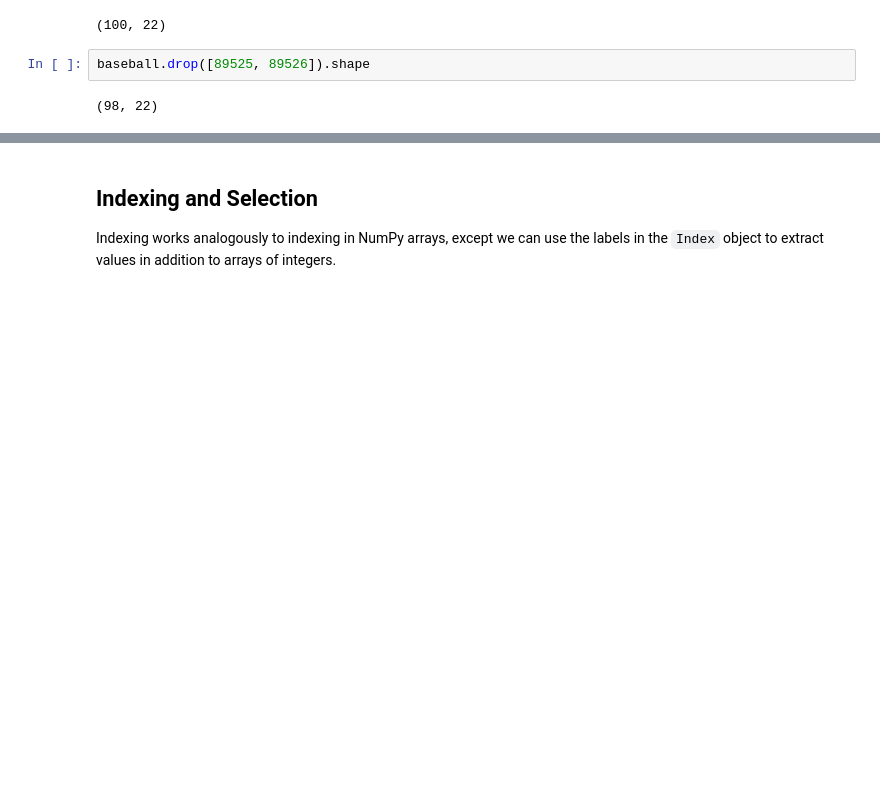
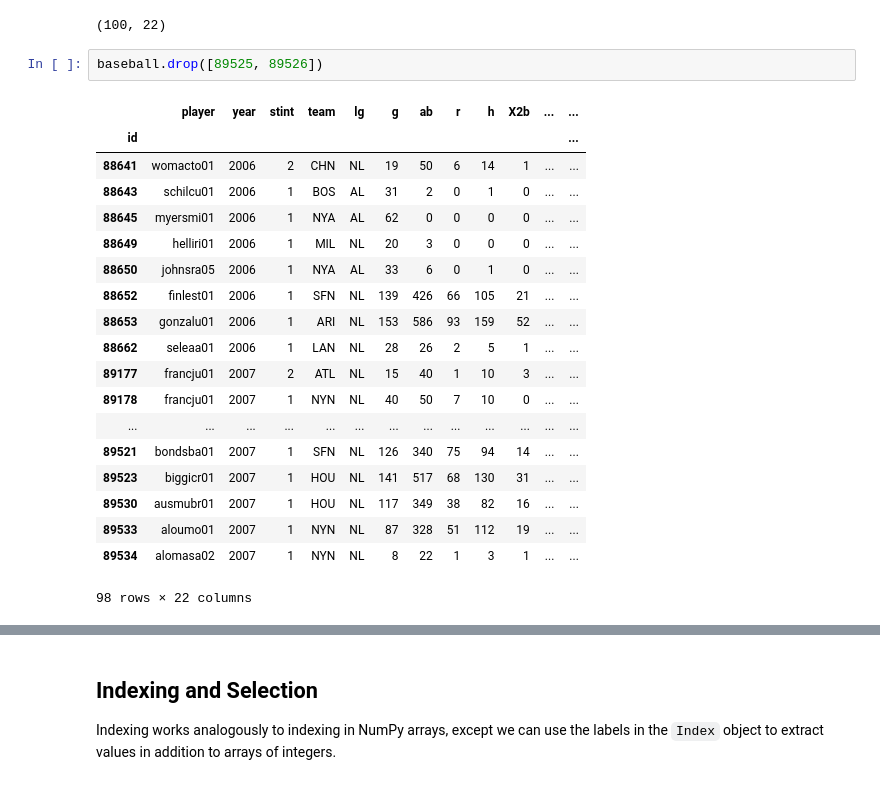
Before and after one commit to Rivollet/ADAHomework, a Jupyter notebook: 01 - Pandas and Data Wrangling/Intro to Pandas.ipynb, the cells around one changed output, grey strips where cells are left out. Cells and saved outputs as stored; diff of their text form; blank space fills up the shorter version.

```diff
--- a/01 - Pandas and Data Wrangling/Intro to Pandas.ipynb
+++ b/01 - Pandas and Data Wrangling/Intro to Pandas.ipynb
@@ -970,7 +931,25 @@ baseball.shape
 # %% [output]
 (100, 22)
 # %%
-baseball.drop([89525, 89526]).shape
+baseball.drop([89525, 89526])
 # %% [output]
+|  | player | year | stint | team | lg | g | ab | r | h | X2b | ... | ... |
+| id |  |  |  |  |  |  |  |  |  |  |  | ... |
+| 88641 | womacto01 | 2006 | 2 | CHN | NL | 19 | 50 | 6 | 14 | 1 | ... | ... |
+| 88643 | schilcu01 | 2006 | 1 | BOS | AL | 31 | 2 | 0 | 1 | 0 | ... | ... |
+| 88645 | myersmi01 | 2006 | 1 | NYA | AL | 62 | 0 | 0 | 0 | 0 | ... | ... |
+| 88649 | helliri01 | 2006 | 1 | MIL | NL | 20 | 3 | 0 | 0 | 0 | ... | ... |
+| 88650 | johnsra05 | 2006 | 1 | NYA | AL | 33 | 6 | 0 | 1 | 0 | ... | ... |
+| 88652 | finlest01 | 2006 | 1 | SFN | NL | 139 | 426 | 66 | 105 | 21 | ... | ... |
+| 88653 | gonzalu01 | 2006 | 1 | ARI | NL | 153 | 586 | 93 | 159 | 52 | ... | ... |
+| 88662 | seleaa01 | 2006 | 1 | LAN | NL | 28 | 26 | 2 | 5 | 1 | ... | ... |
+| 89177 | francju01 | 2007 | 2 | ATL | NL | 15 | 40 | 1 | 10 | 3 | ... | ... |
+| 89178 | francju01 | 2007 | 1 | NYN | NL | 40 | 50 | 7 | 10 | 0 | ... | ... |
+| ... | ... | ... | ... | ... | ... | ... | ... | ... | ... | ... | ... | ... |
+| 89521 | bondsba01 | 2007 | 1 | SFN | NL | 126 | 340 | 75 | 94 | 14 | ... | ... |
+| 89523 | biggicr01 | 2007 | 1 | HOU | NL | 141 | 517 | 68 | 130 | 31 | ... | ... |
+| 89530 | ausmubr01 | 2007 | 1 | HOU | NL | 117 | 349 | 38 | 82 | 16 | ... | ... |
+| 89533 | aloumo01 | 2007 | 1 | NYN | NL | 87 | 328 | 51 | 112 | 19 | ... | ... |
+| 89534 | alomasa02 | 2007 | 1 | NYN | NL | 8 | 22 | 1 | 3 | 1 | ... | ... |
-(98, 22)
+98 rows × 22 columns
 # %%
```
Also changed, not shown: parts of 30 cells of this notebook, 1 other file.
